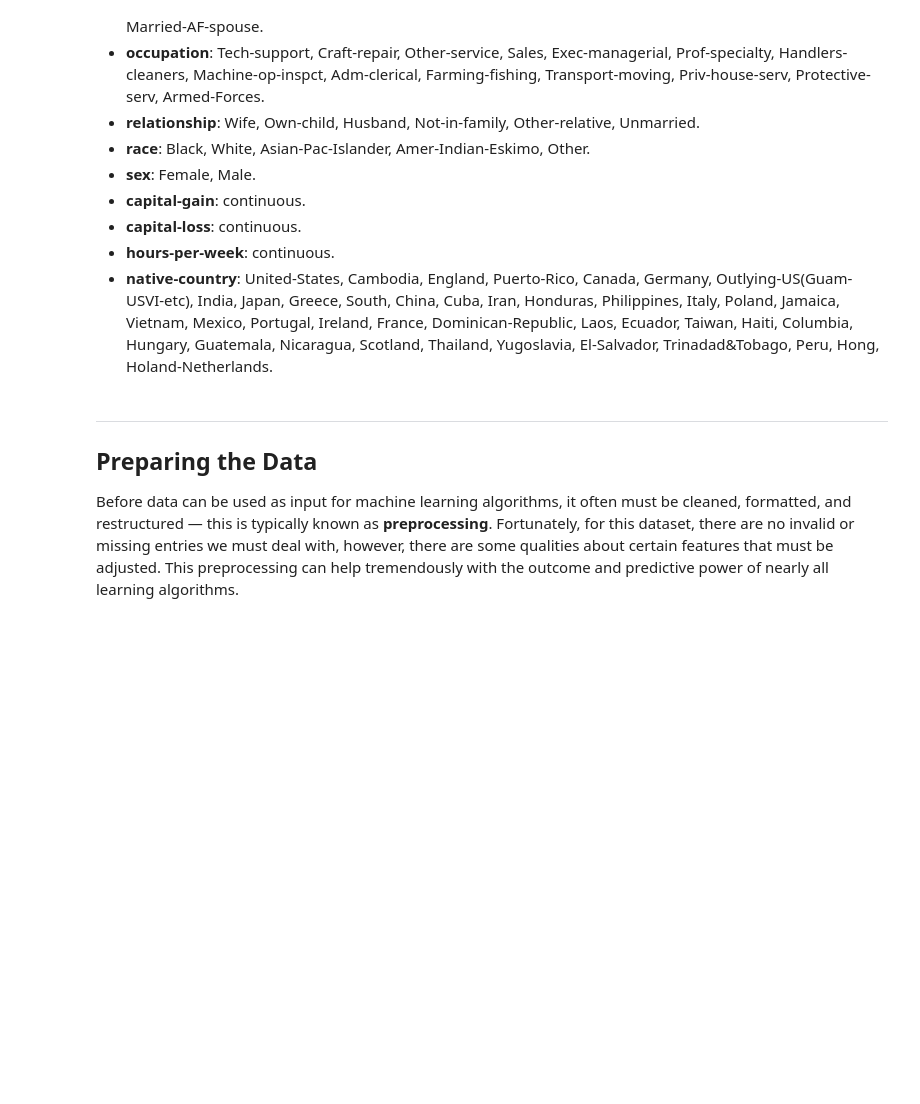
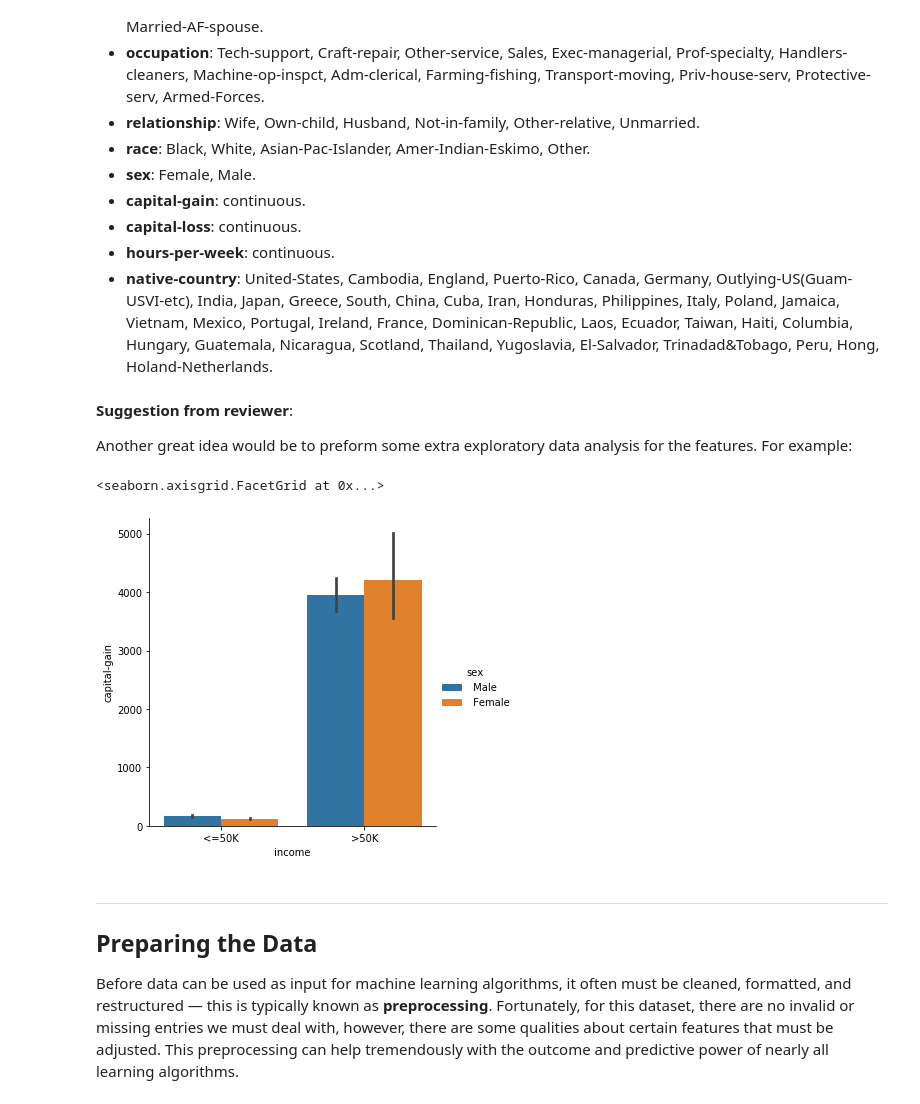
Before and after one commit to mtyszler/finding_donors_project, a Jupyter notebook: finding_donors.ipynb, the cells around one changed output. Drawn from its saved outputs; the diff is of its cells as text; code cells hidden in the pictures; blank space fills up the shorter version.

Commit message:
Update notebook including suggestions from reviewer

```diff
--- a/finding_donors.ipynb
+++ b/finding_donors.ipynb
@@ -108,6 +108,16 @@ Percentage of individuals making more than $50,000: 24.78439697492371%
 * **capital-loss**: continuous.
 * **hours-per-week**: continuous.
 * **native-country**: United-States, Cambodia, England, Puerto-Rico, Canada, Germany, Outlying-US(Guam-USVI-etc), India, Japan, Greece, South, China, Cuba, Iran, Honduras, Philippines, Italy, Poland, Jamaica, Vietnam, Mexico, Portugal, Ireland, France, Dominican-Republic, Laos, Ecuador, Taiwan, Haiti, Columbia, Hungary, Guatemala, Nicaragua, Scotland, Thailand, Yugoslavia, El-Salvador, Trinadad&Tobago, Peru, Hong, Holand-Netherlands.
+# %% [markdown]
+**Suggestion from reviewer**:
+
+Another great idea would be to preform some extra exploratory data analysis for the features. For example:
+# %%
+import seaborn as sns
+sns.factorplot('income', 'capital-gain', hue='sex', data=data, kind='bar')
+# %% [output]
+<seaborn.axisgrid.FacetGrid at 0x...>
+[figure, added]
 # %% [markdown]
 ----
 ## Preparing the Data
```
Also changed, not shown: parts of 12 cells of this notebook, 1 other file.
